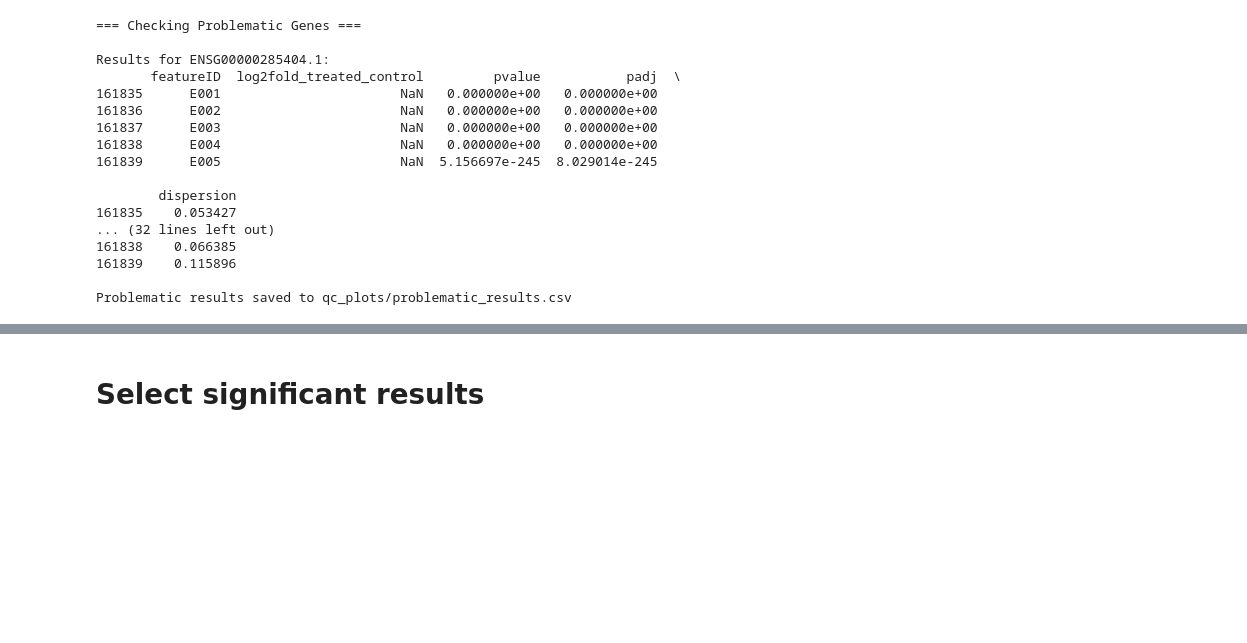
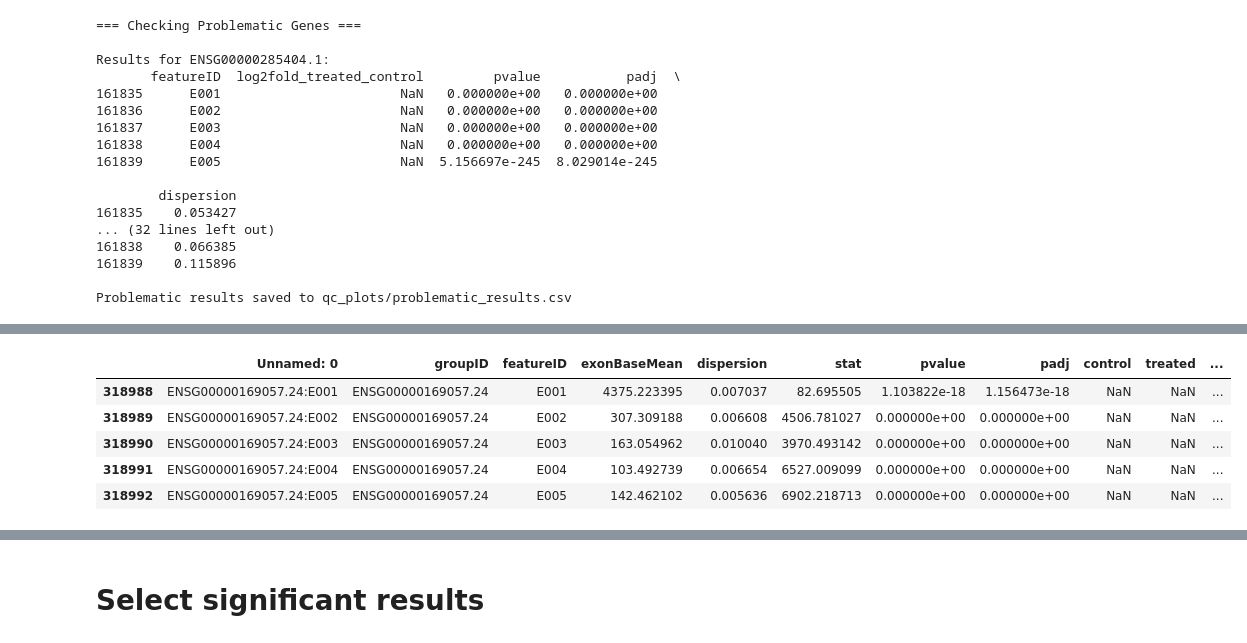
Before and after one commit to michal7kw/SRF_Snords, a Jupyter notebook: 5_results_check.ipynb, the cells around one changed output, grey strips where cells are left out. Drawn from its saved outputs; the diff is of its cells as text; code cells hidden in the pictures; blank space fills up the shorter version.

```diff
--- a/5_results_check.ipynb
+++ b/5_results_check.ipynb
@@ -88,0 +91,9 @@ median_fold_change: -0.0085588454799916
+# %%
+matching_rows.head()
+# %% [output]
+|  | Unnamed: 0 | groupID | featureID | exonBaseMean | dispersion | stat | pvalue | padj | control | treated | ... |
+| 318988 | ENSG00000169057.24:E001 | ENSG00000169057.24 | E001 | 4375.223395 | 0.007037 | 82.695505 | 1.103822e-18 | 1.156473e-18 | NaN | NaN | ... |
+| 318989 | ENSG00000169057.24:E002 | ENSG00000169057.24 | E002 | 307.309188 | 0.006608 | 4506.781027 | 0.000000e+00 | 0.000000e+00 | NaN | NaN | ... |
+| 318990 | ENSG00000169057.24:E003 | ENSG00000169057.24 | E003 | 163.054962 | 0.010040 | 3970.493142 | 0.000000e+00 | 0.000000e+00 | NaN | NaN | ... |
+| 318991 | ENSG00000169057.24:E004 | ENSG00000169057.24 | E004 | 103.492739 | 0.006654 | 6527.009099 | 0.000000e+00 | 0.000000e+00 | NaN | NaN | ... |
+| 318992 | ENSG00000169057.24:E005 | ENSG00000169057.24 | E005 | 142.462102 | 0.005636 | 6902.218713 | 0.000000e+00 | 0.000000e+00 | NaN | NaN | ... |
```
Also changed, not shown: parts of 11 cells of this notebook, 5 other files.
